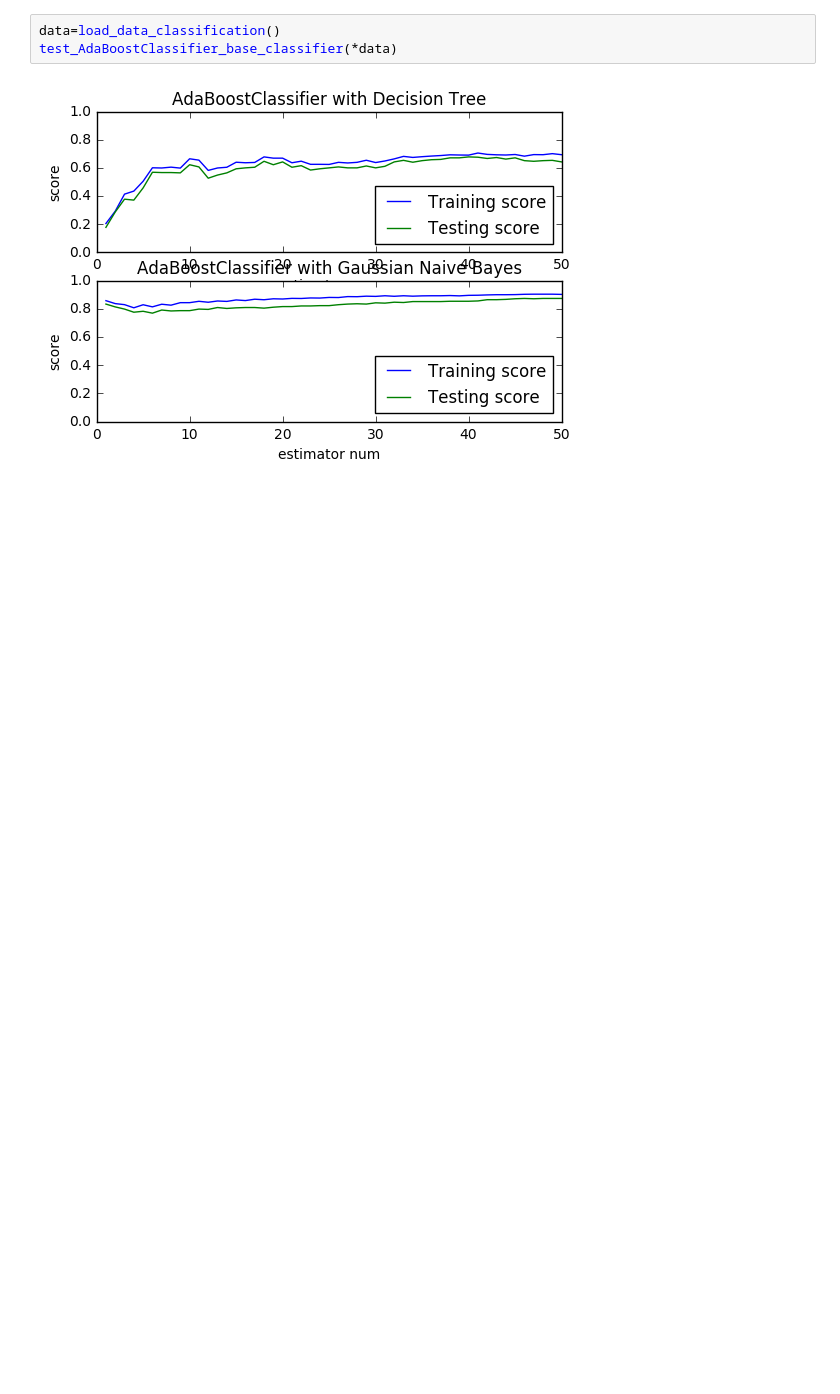
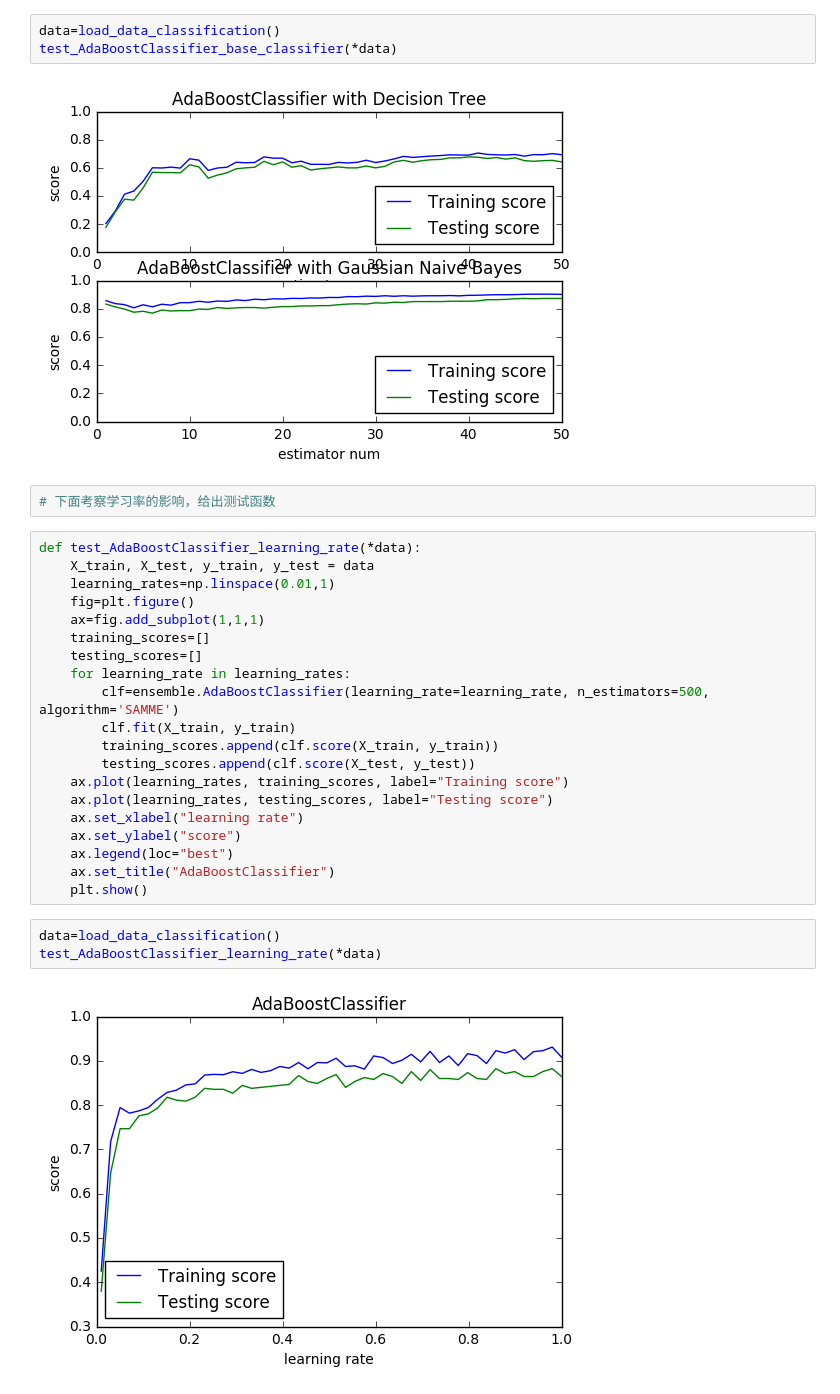
Before and after one commit to probao/Machine_Learning_Basis, a Jupyter notebook: Python-Machine Learning.ipynb, the cells around one changed output. Cells and saved outputs as stored; diff of their text form; blank space fills up the shorter version.

```diff
--- a/Python-Machine Learning.ipynb
+++ b/Python-Machine Learning.ipynb
@@ -2697,3 +2697,30 @@ data=load_data_classification()
 test_AdaBoostClassifier_base_classifier(*data)
 # %% [output]
 [figure]
+# %%
+# 下面考察学习率的影响，给出测试函数
+# %%
+def test_AdaBoostClassifier_learning_rate(*data):
+    X_train, X_test, y_train, y_test = data
+    learning_rates=np.linspace(0.01,1)
+    fig=plt.figure()
+    ax=fig.add_subplot(1,1,1)
+    training_scores=[]
+    testing_scores=[]
+    for learning_rate in learning_rates:
+        clf=ensemble.AdaBoostClassifier(learning_rate=learning_rate, n_estimators=500, algorithm='SAMME')
+        clf.fit(X_train, y_train)
+        training_scores.append(clf.score(X_train, y_train))
+        testing_scores.append(clf.score(X_test, y_test))
+    ax.plot(learning_rates, training_scores, label="Training score")
+    ax.plot(learning_rates, testing_scores, label="Testing score")
+    ax.set_xlabel("learning rate")
+    ax.set_ylabel("score")
+    ax.legend(loc="best")
+    ax.set_title("AdaBoostClassifier")
+    plt.show()
+# %%
+data=load_data_classification()
+test_AdaBoostClassifier_learning_rate(*data)
+# %% [output]
+[figure, added]
```
Also changed, not shown: parts of 4 cells of this notebook.
